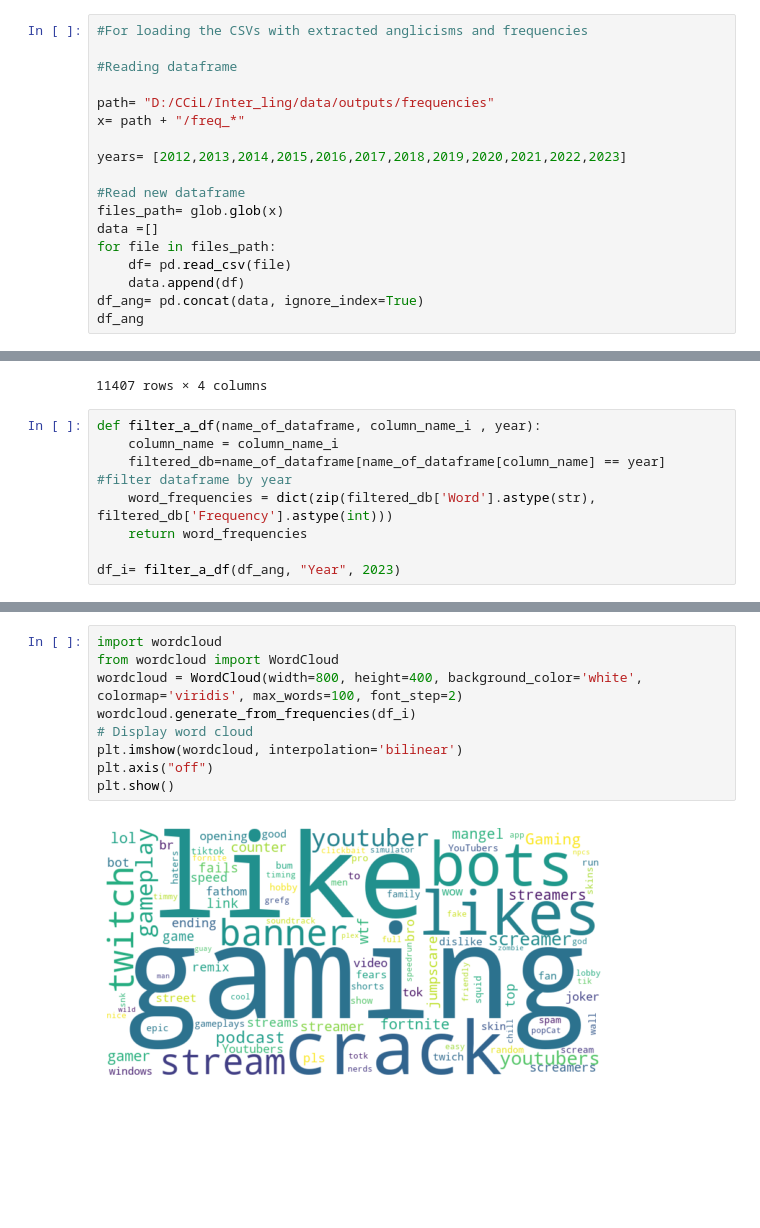
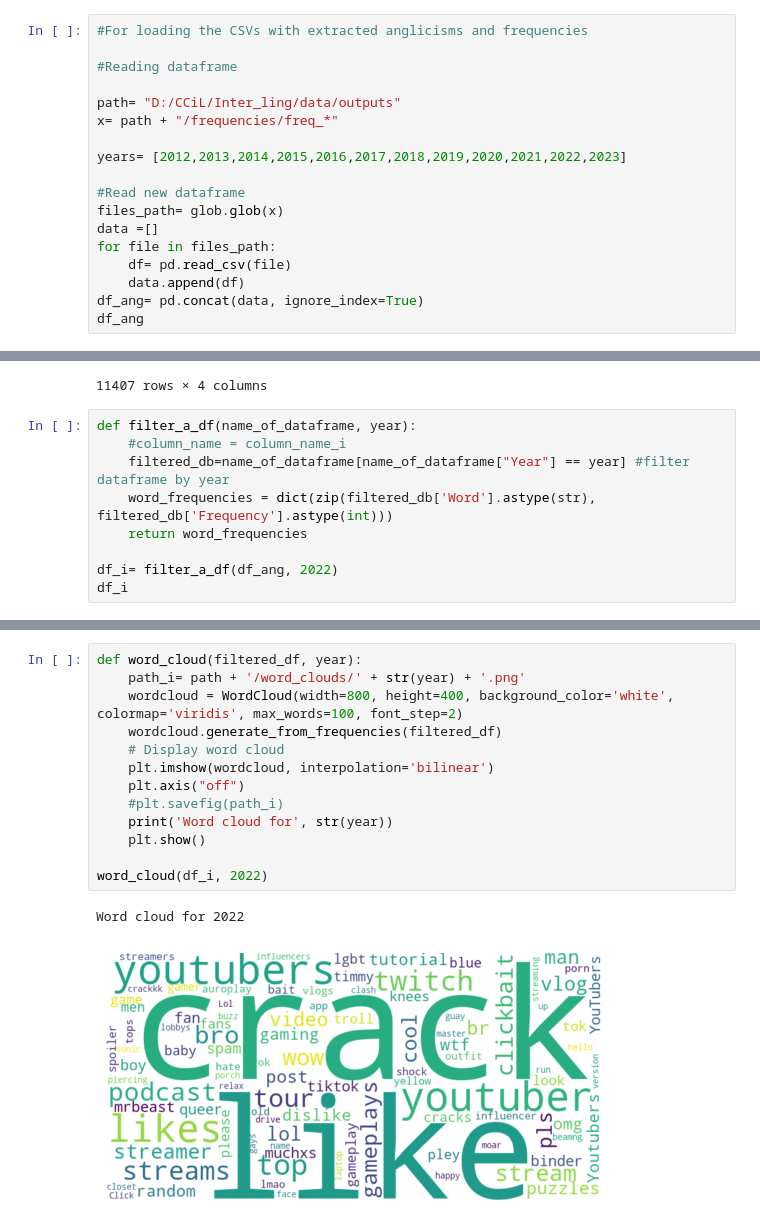
Before and after one commit to alejaduque/anglicisms_overtime, a Jupyter notebook: model.ipynb, the cells around one changed output, grey strips where cells are left out. Cells and saved outputs as stored; diff of their text form; blank space fills up the shorter version.

Commit message:
Add files via upload
Updated code containing word cloud visuals for the anglicisms detected!

```diff
--- a/model.ipynb
+++ b/model.ipynb
@@ -331,8 +333,8 @@ freq_ang_per_year(2012)
 
 #Reading dataframe
 
-path= "D:/CCiL/Inter_ling/data/outputs/frequencies"
-x= path + "/freq_*"
+path= "D:/CCiL/Inter_ling/data/outputs"
+x= path + "/frequencies/freq_*"
 
 years= [2012,2013,2014,2015,2016,2017,2018,2019,2020,2021,2022,2023]
 
@@ -359,10 +361,11 @@ df_ang
 | 11406 | 521 | swag | 1 | 2023 |
 11407 rows × 4 columns
 # %%
-def filter_a_df(name_of_dataframe, column_name_i , year):
-    column_name = column_name_i
-    filtered_db=name_of_dataframe[name_of_dataframe[column_name] == year] #filter dataframe by year
+def filter_a_df(name_of_dataframe, year):
+    #column_name = column_name_i
+    filtered_db=name_of_dataframe[name_of_dataframe["Year"] == year] #filter dataframe by year
     word_frequencies = dict(zip(filtered_db['Word'].astype(str), filtered_db['Frequency'].astype(int)))
     return word_frequencies
 
-df_i= filter_a_df(df_ang, "Year", 2023)
+df_i= filter_a_df(df_ang, 2022)
+df_i
@@ -369,11 +390,16 @@ df_i= filter_a_df(df_ang, "Year", 2023)
 # %%
-import wordcloud
-from wordcloud import WordCloud
-wordcloud = WordCloud(width=800, height=400, background_color='white', colormap='viridis', max_words=100, font_step=2)
-wordcloud.generate_from_frequencies(df_i)
-# Display word cloud
-plt.imshow(wordcloud, interpolation='bilinear')
-plt.axis("off")
-plt.show()
+def word_cloud(filtered_df, year):
+    path_i= path + '/word_clouds/' + str(year) + '.png'
+    wordcloud = WordCloud(width=800, height=400, background_color='white', colormap='viridis', max_words=100, font_step=2)
+    wordcloud.generate_from_frequencies(filtered_df)
+    # Display word cloud
+    plt.imshow(wordcloud, interpolation='bilinear')
+    plt.axis("off")
+    #plt.savefig(path_i)
+    print('Word cloud for', str(year))
+    plt.show()
+
+word_cloud(df_i, 2022)
 # %% [output]
+Word cloud for 2022
-[figure, old version]
+[figure, new version]
```
Also changed, not shown: parts of 3 cells of this notebook.
